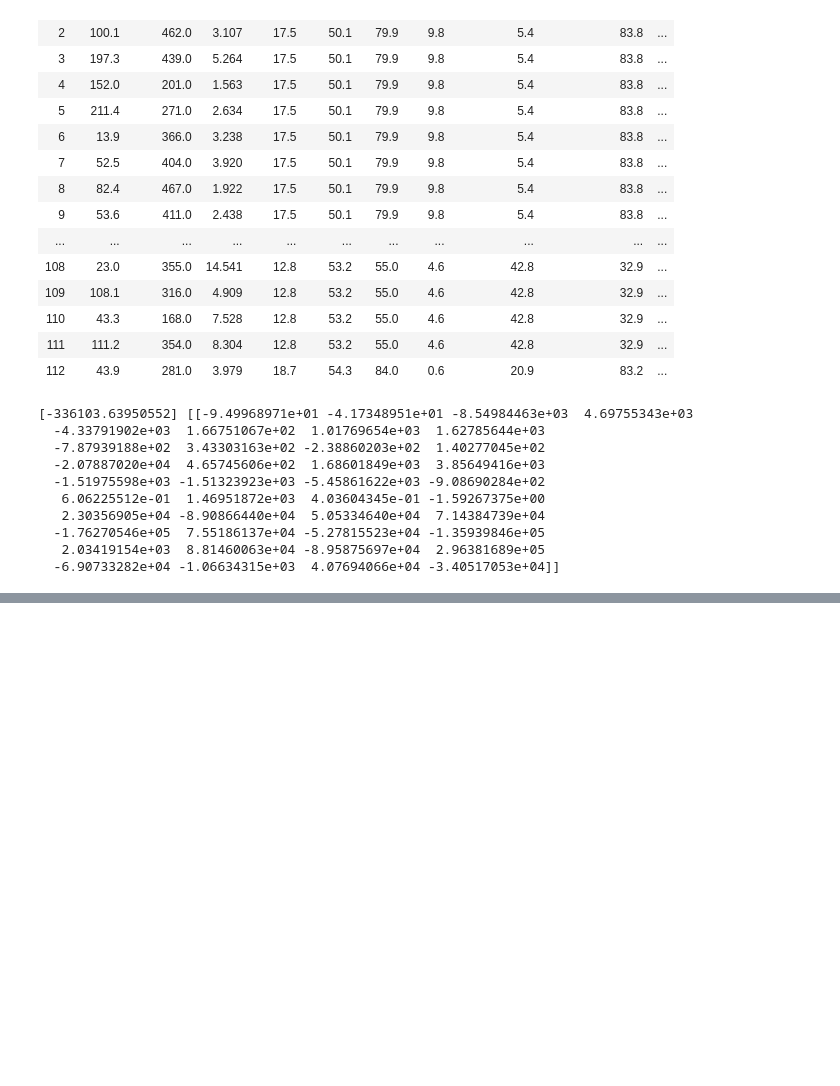
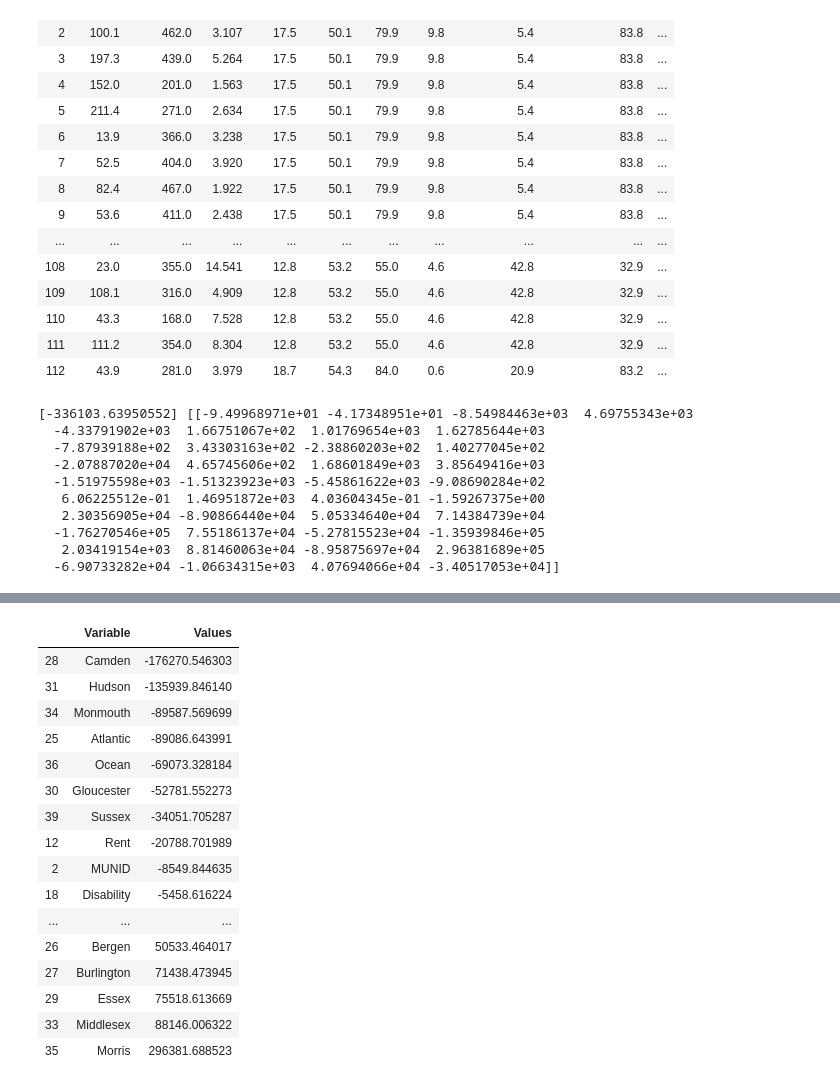
Before and after one commit to Bulinche/Dwelling---Project-3, a Jupyter notebook: Regressionfinal.ipynb, the cells around one changed output, grey strips where cells are left out. Drawn from its saved outputs; the diff is of its cells as text; code cells hidden in the pictures; blank space fills up the shorter version.

```diff
--- a/Regressionfinal.ipynb
+++ b/Regressionfinal.ipynb
@@ -665,0 +707,20 @@ print(model.intercept_, model.coef_)
+# %%
+site.sort_values(by=['Values'])
+# %% [output]
+|  | Variable | Values |
+| 28 | Camden | -176270.546303 |
+| 31 | Hudson | -135939.846140 |
+| 34 | Monmouth | -89587.569699 |
+| 25 | Atlantic | -89086.643991 |
+| 36 | Ocean | -69073.328184 |
+| 30 | Gloucester | -52781.552273 |
+| 39 | Sussex | -34051.705287 |
+| 12 | Rent | -20788.701989 |
+| 2 | MUNID | -8549.844635 |
+| 18 | Disability | -5458.616224 |
+| ... | ... | ... |
+| 26 | Bergen | 50533.464017 |
+| 27 | Burlington | 71438.473945 |
+| 29 | Essex | 75518.613669 |
+| 33 | Middlesex | 88146.006322 |
+| 35 | Morris | 296381.688523 |
```
Also changed, not shown: parts of 5 cells of this notebook, 1 other file.
